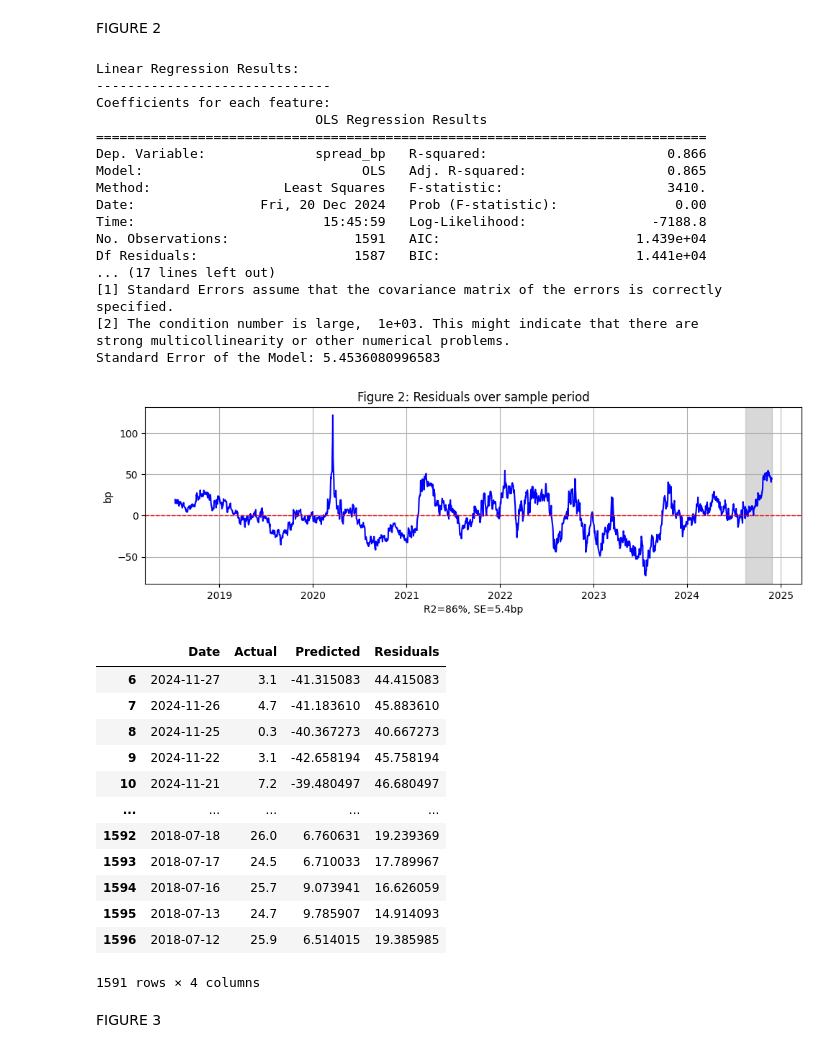
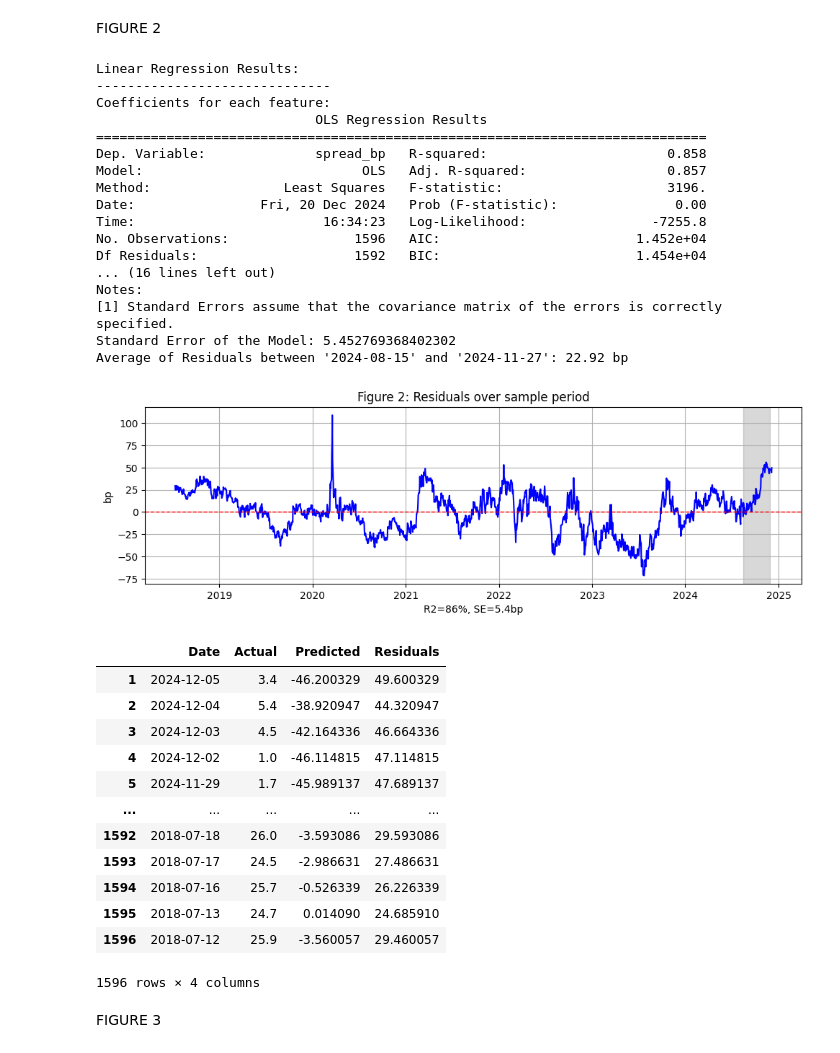
Before and after one commit to ALILODHI-cloud/UVAmacro, a Jupyter notebook: post_1/analysis.ipynb, the cells around one changed output. Saved outputs shown, nothing was run; the diff lists cells and outputs as text; code cells hidden in the pictures.

```diff
--- a/post_1/analysis.ipynb
+++ b/post_1/analysis.ipynb
@@ -139,7 +139,7 @@ df_total['spread'] = df_total['10yr_yield'] - df_total['2yr_yield']
 
 
 
-df_total['move_level'] = df_total['move_level'].rolling(window=7).mean()  # 7-day rolling volatility
+df_total['move_level'] = df_total['move_level'].pct_change()
 
 df_total['10y_expectations'] = df_total['10yr_yield'] - df_total['10y_tp']
 
@@ -282,6 +282,19 @@ def perform_regression(title, data, independent_vars, dependent_var, plot_type='
         'Residuals': residuals
     })
 
+
+    # Convert the 'Date' column to datetime format if it is not already in datetime format
+    residuals_df['Date'] = pd.to_datetime(residuals_df['Date'])
+
+    # Filter the DataFrame based on the specified date range
+    date_range_filtered = residuals_df[(residuals_df['Date'] >= '2024-08-15') & (residuals_df['Date'] <= '2024-11-27')]
+
+    # Compute the average of the 'Residuals' in the filtered date range
+    average_residuals = date_range_filtered['Residuals'].mean()
+
+    # Print the result
+    print(f"Average of Residuals between '2024-08-15' and '2024-11-27': {average_residuals:.2f} bp")
+
     # Plotting the residuals
     plt.figure(figsize=(10, 6))
 
@@ -295,57 +308,59 @@ def perform_regression(title, data, independent_vars, dependent_var, plot_type='
 
     plt.xlabel('R2=86%, SE=5.4bp')
     plt.ylabel('bp')
     plt.title('Figure 2: Residuals over sample period')
     plt.grid(True)
 
 
     plt.savefig(f'{figure_path}/figure2.jpg', format='jpeg', bbox_inches='tight')
 
     # Display the plots
     plt.tight_layout()
     plt.show()
 
     # Return the residuals DataFrame
     return residuals_df
 
 
 
+
+
 steepening_start = '2024-08-15'
 
 df_total['spread_bp'] = df_total['spread']*100
 perform_regression('main_regression_residuals', df_total, ['1y1y', 'BE', 'move_level'], 'spread_bp')
 # %% [output]
 Linear Regression Results:
 ------------------------------
 Coefficients for each feature:
                             OLS Regression Results
 ==============================================================================
-Dep. Variable:              spread_bp   R-squared:                       0.866
-Model:                            OLS   Adj. R-squared:                  0.865
-Method:                 Least Squares   F-statistic:                     3410.
+Dep. Variable:              spread_bp   R-squared:                       0.858
+Model:                            OLS   Adj. R-squared:                  0.857
+Method:                 Least Squares   F-statistic:                     3196.
 Date:                Fri, 20 Dec 2024   Prob (F-statistic):               0.00
-Time:                        15:45:59   Log-Likelihood:                -7188.8
-No. Observations:                1591   AIC:                         1.439e+04
-Df Residuals:                    1587   BIC:                         1.441e+04
-... (17 lines left out)
+Time:                        16:34:23   Log-Likelihood:                -7255.8
+No. Observations:                1596   AIC:                         1.452e+04
+Df Residuals:                    1592   BIC:                         1.454e+04
+... (16 lines left out)
+Notes:
 [1] Standard Errors assume that the covariance matrix of the errors is correctly specified.
-[2] The condition number is large,  1e+03. This might indicate that there are
-strong multicollinearity or other numerical problems.
-Standard Error of the Model: 5.4536080996583
+Standard Error of the Model: 5.452769368402302
+Average of Residuals between '2024-08-15' and '2024-11-27': 22.92 bp
-[figure, old version]
+[figure, new version]
 |  | Date | Actual | Predicted | Residuals |
-| 6 | 2024-11-27 | 3.1 | -41.315083 | 44.415083 |
-| 7 | 2024-11-26 | 4.7 | -41.183610 | 45.883610 |
-| 8 | 2024-11-25 | 0.3 | -40.367273 | 40.667273 |
-| 9 | 2024-11-22 | 3.1 | -42.658194 | 45.758194 |
-| 10 | 2024-11-21 | 7.2 | -39.480497 | 46.680497 |
+| 1 | 2024-12-05 | 3.4 | -46.200329 | 49.600329 |
+| 2 | 2024-12-04 | 5.4 | -38.920947 | 44.320947 |
+| 3 | 2024-12-03 | 4.5 | -42.164336 | 46.664336 |
+| 4 | 2024-12-02 | 1.0 | -46.114815 | 47.114815 |
+| 5 | 2024-11-29 | 1.7 | -45.989137 | 47.689137 |
 | ... | ... | ... | ... | ... |
-| 1592 | 2018-07-18 | 26.0 | 6.760631 | 19.239369 |
-| 1593 | 2018-07-17 | 24.5 | 6.710033 | 17.789967 |
-| 1594 | 2018-07-16 | 25.7 | 9.073941 | 16.626059 |
-| 1595 | 2018-07-13 | 24.7 | 9.785907 | 14.914093 |
-| 1596 | 2018-07-12 | 25.9 | 6.514015 | 19.385985 |
+| 1592 | 2018-07-18 | 26.0 | -3.593086 | 29.593086 |
+| 1593 | 2018-07-17 | 24.5 | -2.986631 | 27.486631 |
+| 1594 | 2018-07-16 | 25.7 | -0.526339 | 26.226339 |
+| 1595 | 2018-07-13 | 24.7 | 0.014090 | 24.685910 |
+| 1596 | 2018-07-12 | 25.9 | -3.560057 | 29.460057 |
-1591 rows × 4 columns
+1596 rows × 4 columns
 # %% [markdown]
 FIGURE 3
 # %%
```
Also changed, not shown: parts of 5 cells of this notebook, 4 other files.
